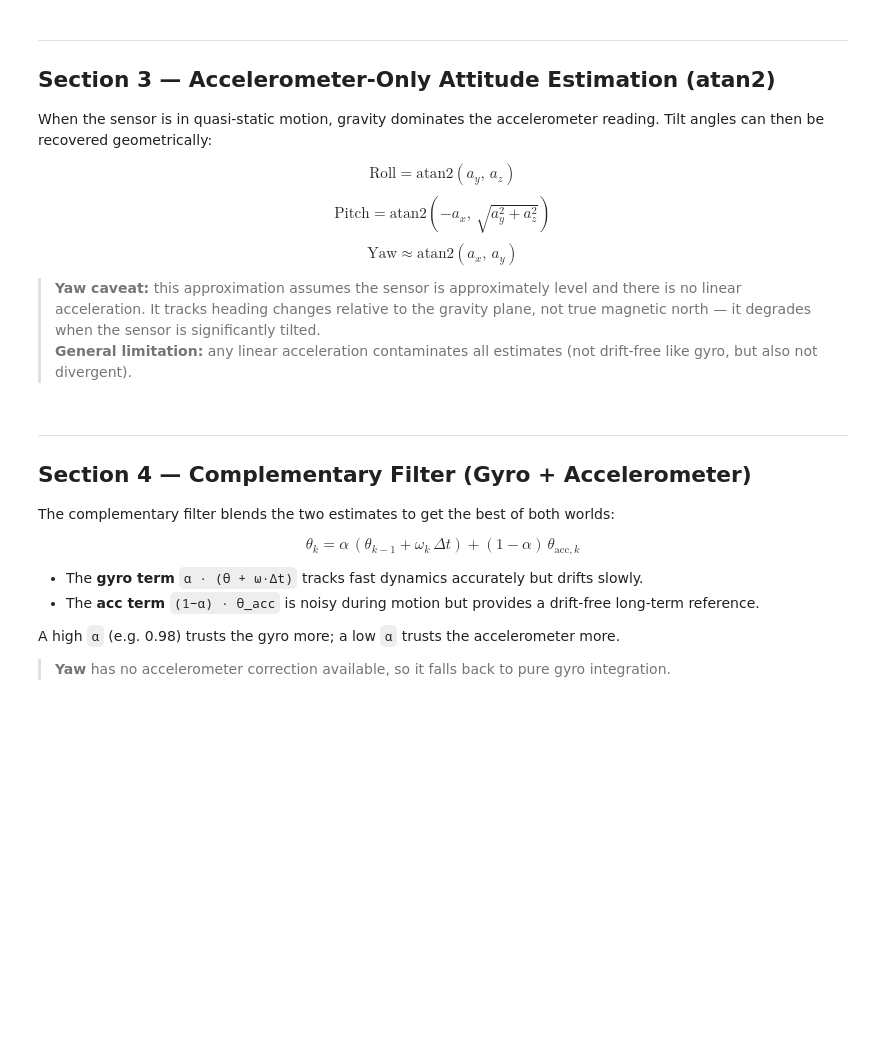
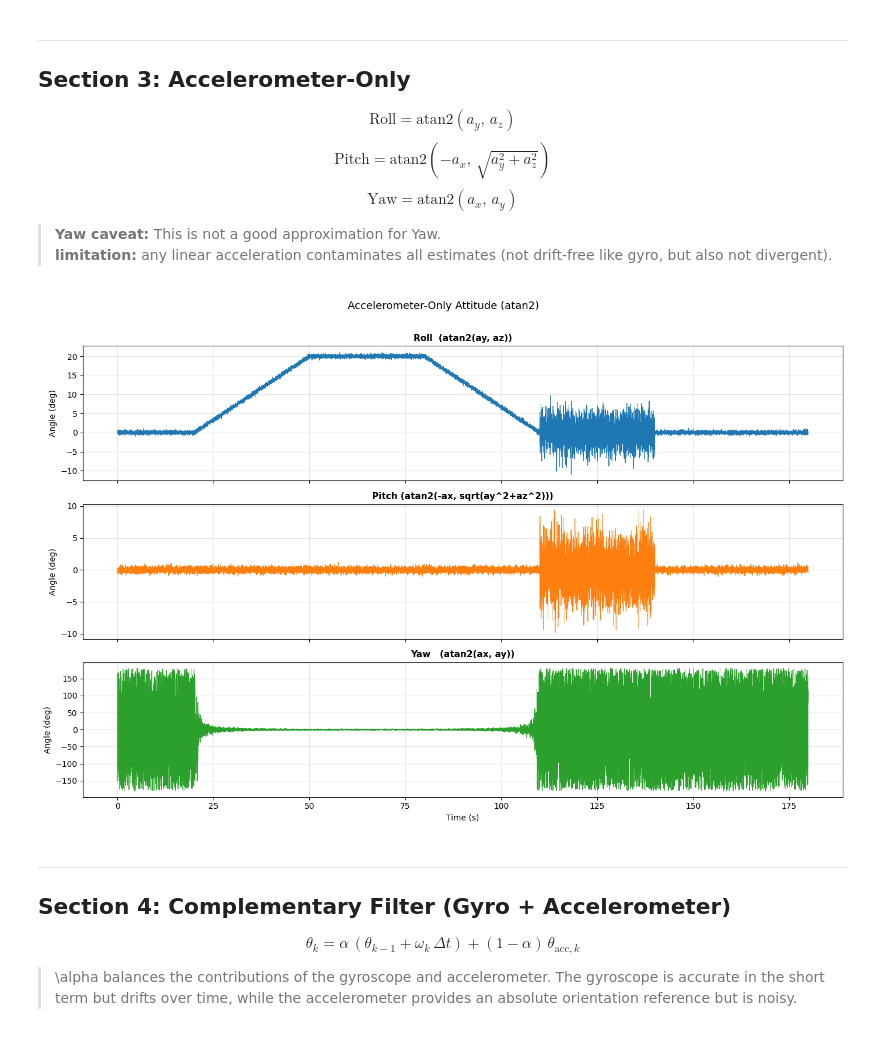
Before and after one commit to thefakhreddin/mwd, a Jupyter notebook: imu_analysis.ipynb, the cells around one changed output. Saved outputs shown, nothing was run; the diff lists cells and outputs as text; code cells hidden in the pictures; blank space fills up the shorter version.

```diff
--- a/imu_analysis.ipynb
+++ b/imu_analysis.ipynb
@@ -84,53 +78,47 @@ plt.show()
 # %% [markdown]
 ---
-## Section 3 — Accelerometer-Only Attitude Estimation (atan2)
-When the sensor is in quasi-static motion, gravity dominates the accelerometer reading.
-Tilt angles can then be recovered geometrically:
+## Section 3: Accelerometer-Only
 
 $$\text{Roll}  = \mathrm{atan2}(a_y,\, a_z)$$
 $$\text{Pitch} = \mathrm{atan2}\!\left(-a_x,\, \sqrt{a_y^2 + a_z^2}\right)$$
-$$\text{Yaw}   \approx \mathrm{atan2}(a_x,\, a_y)$$
+$$\text{Yaw} = \mathrm{atan2}(a_x,\, a_y)$$
 
-> **Yaw caveat:** this approximation assumes the sensor is approximately level and there is no linear acceleration. It tracks heading changes relative to the gravity plane, not true magnetic north — it degrades when the sensor is significantly tilted.
-> **General limitation:** any linear acceleration contaminates all estimates (not drift-free like gyro, but also not divergent).
+> **Yaw caveat:** This is not a good approximation for Yaw.
+> **limitation:** any linear acceleration contaminates all estimates (not drift-free like gyro, but also not divergent).
 # %%
 ax_  = df['ax_m_s2'].values
 ay_  = df['ay_m_s2'].values
 az_  = df['az_m_s2'].values
 
 roll_acc  = np.degrees(np.arctan2(ay_, az_))
 pitch_acc = np.degrees(np.arctan2(-ax_, np.sqrt(ay_**2 + az_**2)))
-yaw_acc   = np.degrees(np.arctan2(ax_, ay_))  # approx — valid near-level only
+yaw_acc   = np.degrees(np.arctan2(ax_, ay_))
 
 acc_angles = [
-    ('Roll  (atan2(ay, az))',              roll_acc,  'tab:blue'),
-    ('Pitch (atan2(-ax, sqrt(ay²+az²)))', pitch_acc, 'tab:orange'),
-    ('Yaw   (atan2(ax, ay))  [approx]',   yaw_acc,   'tab:green'),
+    ('Roll  (atan2(ay, az))', roll_acc, 'tab:blue'),
+    ('Pitch (atan2(-ax, sqrt(ay^2+az^2)))', pitch_acc, 'tab:orange'),
+    ('Yaw   (atan2(ax, ay))', yaw_acc, 'tab:green'),
 ]
 
 fig, axes = plt.subplots(3, 1, figsize=(14, 9), sharex=True)
 for ax, (label, data, color) in zip(axes, acc_angles):
     ax.plot(t, data, linewidth=0.7, color=color)
     ax.set_title(label, fontsize=11, fontweight='bold')
     ax.set_ylabel('Angle (deg)')
     ax.grid(True, alpha=0.3)
 
 axes[-1].set_xlabel('Time (s)', fontsize=10)
 fig.suptitle('Accelerometer-Only Attitude (atan2)', fontsize=13, y=1.01)
 plt.tight_layout()
 plt.savefig('acc_attitude.png', dpi=150, bbox_inches='tight')
 plt.show()
+# %% [output]
+[figure, added]
 # %% [markdown]
 ---
-## Section 4 — Complementary Filter (Gyro + Accelerometer)
-The complementary filter blends the two estimates to get the best of both worlds:
+## Section 4: Complementary Filter (Gyro + Accelerometer)
 
 $$\theta_k = \alpha \,(\theta_{k-1} + \omega_k \,\Delta t) + (1-\alpha)\,\theta_{\text{acc},k}$$
 
-- The **gyro term** `α · (θ + ω·Δt)` tracks fast dynamics accurately but drifts slowly.
-- The **acc term** `(1−α) · θ_acc` is noisy during motion but provides a drift-free long-term reference.
-
-A high `α` (e.g. 0.98) trusts the gyro more; a low `α` trusts the accelerometer more.
-
-> **Yaw** has no accelerometer correction available, so it falls back to pure gyro integration.
+> \alpha balances the contributions of the gyroscope and accelerometer. The gyroscope is accurate in the short term but drifts over time, while the accelerometer provides an absolute orientation reference but is noisy.
 # %%
```
Also changed, not shown: parts of 11 cells of this notebook, 6 other files.
